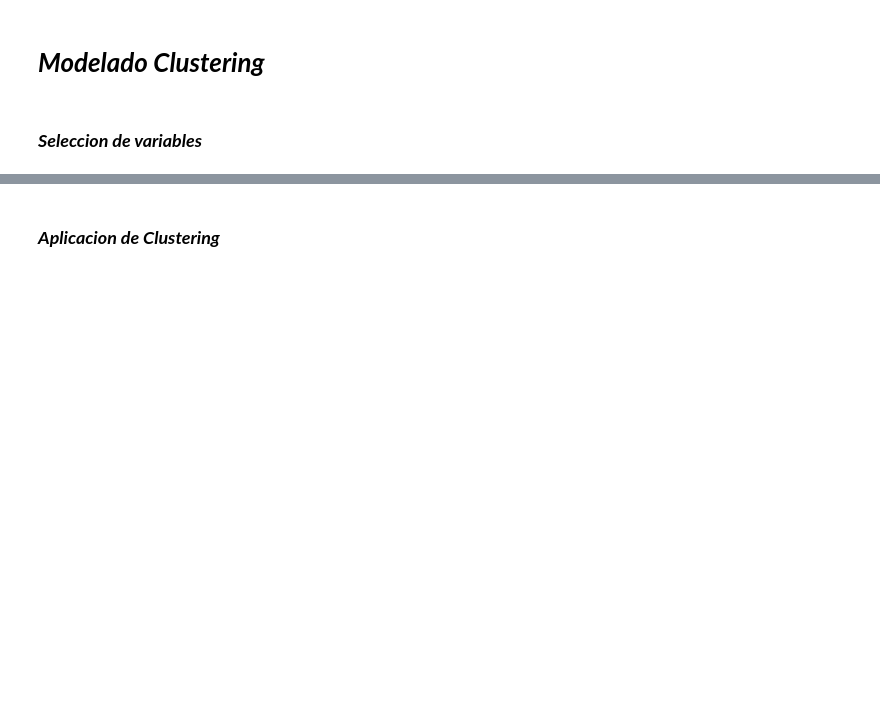
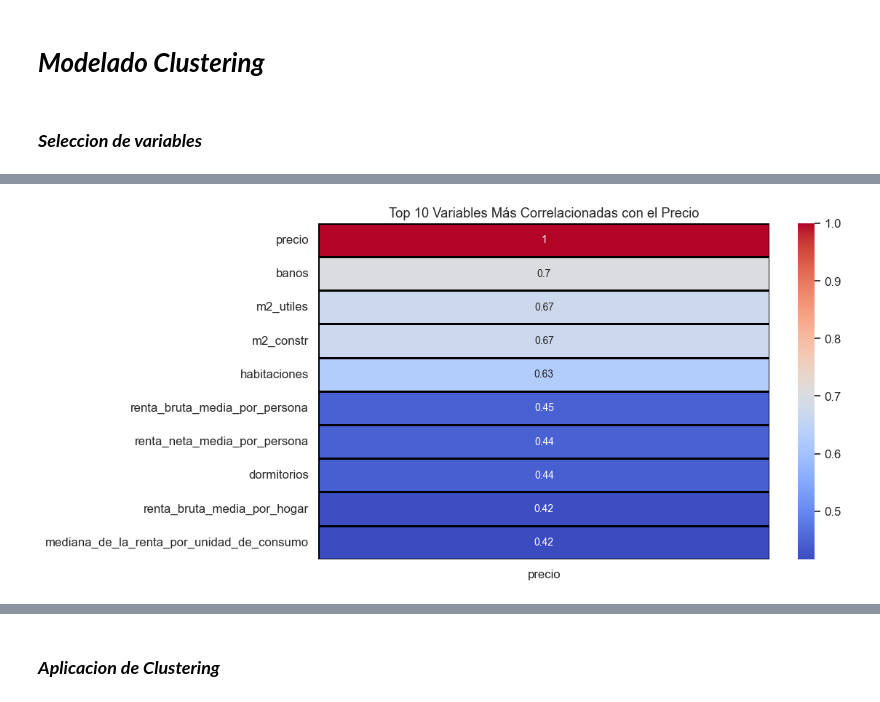
Before and after one commit to avaquerocastro/precios-de-vivienda-madrid, a Jupyter notebook: codigo/03-clustering/clustering_gilberto.ipynb, the cells around one changed output, grey strips where cells are left out. Drawn from its saved outputs; the diff is of its cells as text; code cells hidden in the pictures; blank space fills up the shorter version.

```diff
--- a/codigo/03-clustering/clustering_gilberto.ipynb
+++ b/codigo/03-clustering/clustering_gilberto.ipynb
@@ -90,0 +180,15 @@ OptionError: "No such keys(s): 'display_max_columns'"
+# %%
+# Seleccionar las 10 variables más correlacionadas con el precio
+top_corr = correlation_matrix["precio"].abs().sort_values(ascending=False).head(10)
+
+# Filtrar solo estas variables para el heatmap
+top_corr_features = correlation_matrix.loc[top_corr.index, top_corr.index]
+
+# Graficar un mapa de calor solo con las más correlacionadas
+sns.set(font_scale=1.1)
+plt.figure(figsize=(10, 6))
+sns.heatmap(top_corr.to_frame(), annot=True, cmap="coolwarm", linewidths=1, linecolor='black', annot_kws={"size": 10})
+plt.title("Top 10 Variables Más Correlacionadas con el Precio")
+plt.show()
+# %% [output]
+[figure, added]
```
Also changed, not shown: parts of 12 cells of this notebook.
